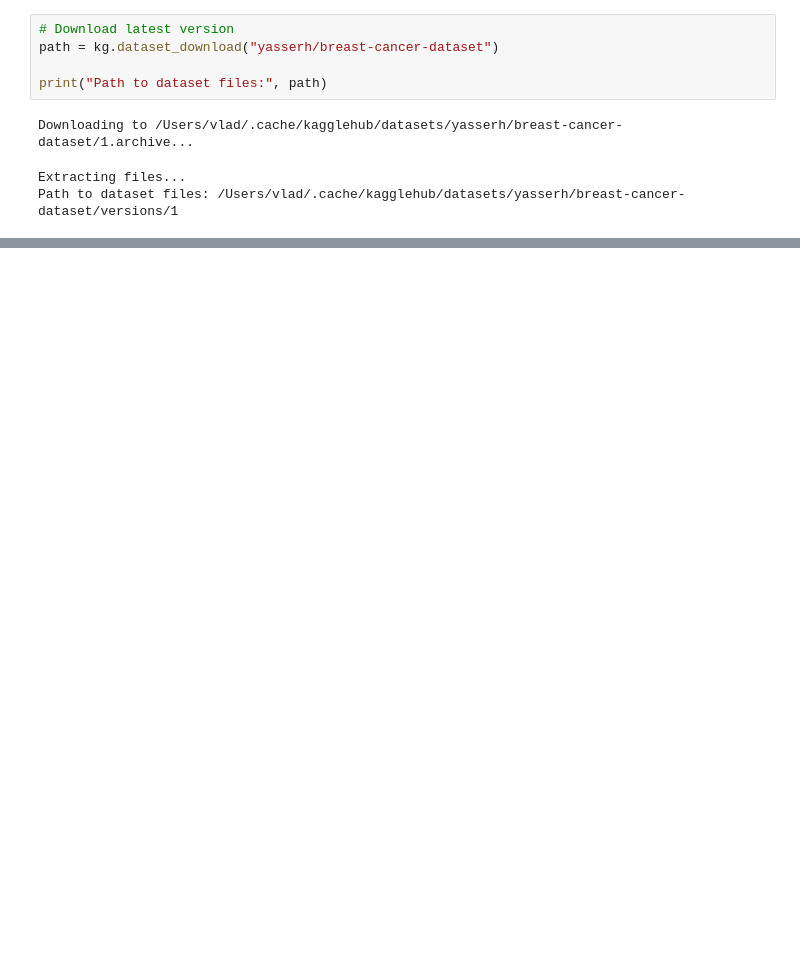
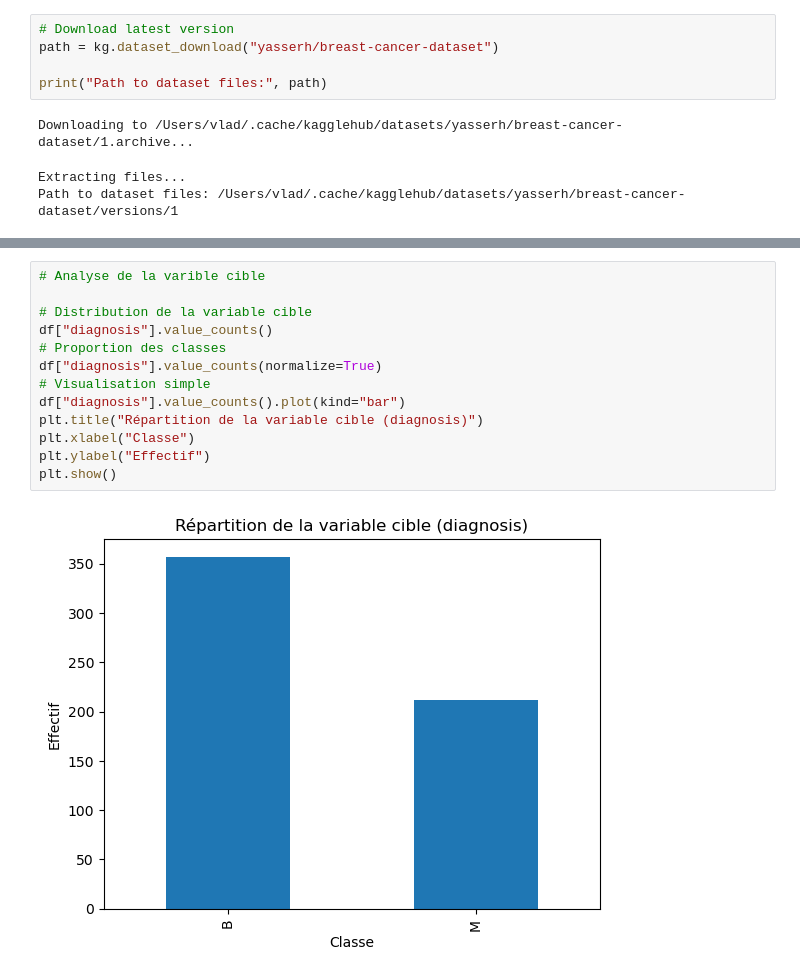
Before and after one commit to pierreusec/Machine-Learning---Breast-Cancer, a Jupyter notebook: Notebook/EDA.ipynb, the cells around one changed output, grey strips where cells are left out. Cells and saved outputs as stored; diff of their text form; blank space fills up the shorter version.

```diff
--- a/Notebook/EDA.ipynb
+++ b/Notebook/EDA.ipynb
@@ -57,3 +77,18 @@ CSV utilisé : /Users/vlad/.cache/kagglehub/datasets/yasserh/breast-cancer-datas
 Nombre de lignes : 569
 Nombre de colonnes : 32
 Nombre total d'observations : 18208
+# %%
+# Analyse de la varible cible
+
+# Distribution de la variable cible
+df["diagnosis"].value_counts()
+# Proportion des classes
+df["diagnosis"].value_counts(normalize=True)
+# Visualisation simple
+df["diagnosis"].value_counts().plot(kind="bar")
+plt.title("Répartition de la variable cible (diagnosis)")
+plt.xlabel("Classe")
+plt.ylabel("Effectif")
+plt.show()
+# %% [output]
+[figure, added]
```
Also changed, not shown: parts of 16 cells of this notebook.
